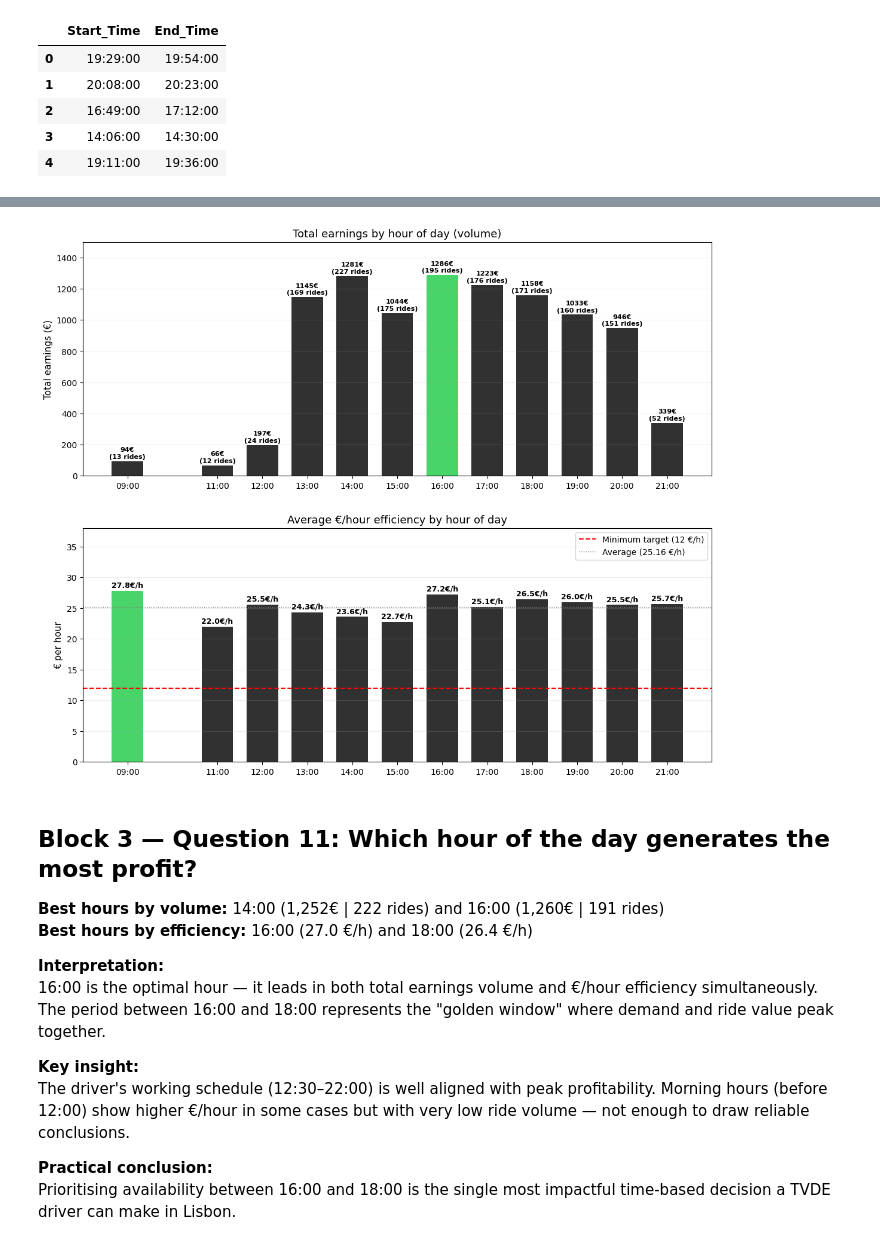
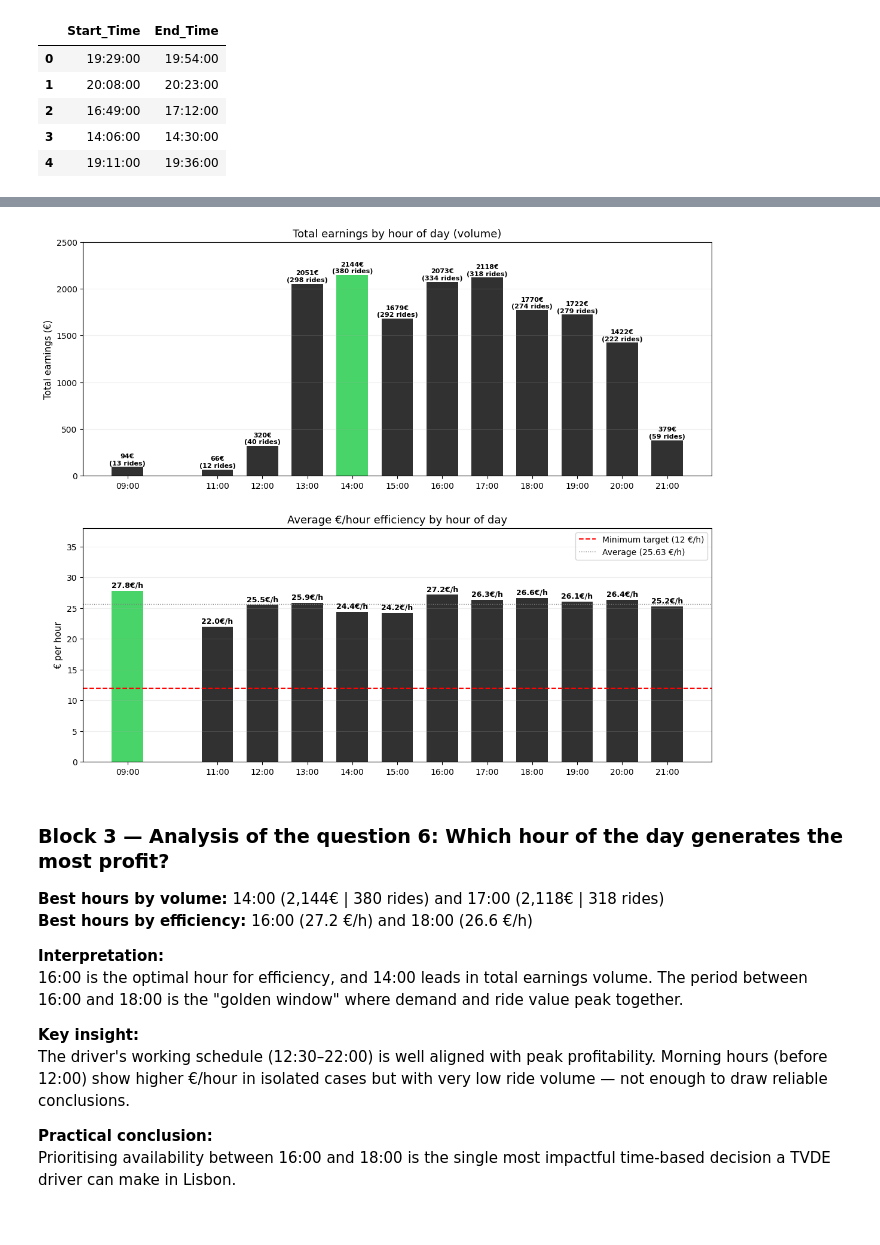
Before and after one commit to gabriel-souza-data/tvde-lisboa-analysis, a Jupyter notebook: notebooks/01_data_cleaning_and_analysis.ipynb, the cells around one changed output, grey strips where cells are left out. Drawn from its saved outputs; the diff is of its cells as text; code cells hidden in the pictures.

Commit message:
Update analysis with full August 2026 dataset; add Power BI dashboard preview

```diff
--- a/notebooks/01_data_cleaning_and_analysis.ipynb
+++ b/notebooks/01_data_cleaning_and_analysis.ipynb
@@ -863,58 +985,57 @@ ax1.set_title("Total earnings by hour of day (volume)", fontsize=13)
 ax1.set_ylabel("Total earnings (€)", fontsize=11)
 ax1.set_xticks(hour_filtered["Hour"])
 ax1.set_xticklabels([f"{h:02d}:00" for h in hour_filtered["Hour"]])
-ax1.set_ylim(0, 1500)
+ax1.set_ylim(0, 2500)
 ax1.grid(True, alpha=0.2, axis="y")
 
 # Chart 2 — Average €/hour by hour (efficiency)
 colors_eff = ["#34d058" if e == hour_filtered["avg_eur_per_hour"].max()
               else "#1a1a1a" for e in hour_filtered["avg_eur_per_hour"]]
 
 bars2 = ax2.bar(hour_filtered["Hour"], hour_filtered["avg_eur_per_hour"],
                 color=colors_eff, alpha=0.9, edgecolor="none", width=0.7)
 
 for bar, val in zip(bars2, hour_filtered["avg_eur_per_hour"]):
     ax2.text(bar.get_x() + bar.get_width()/2, bar.get_height() + 0.3,
              f"{val:.1f}€/h", ha="center", va="bottom",
              fontsize=9, fontweight="bold")
 
 ax2.axhline(y=12, color="red", linewidth=1.5, linestyle="--",
             label="Minimum target (12 €/h)")
 ax2.axhline(y=hour_filtered["avg_eur_per_hour"].mean(), color="gray",
             linewidth=1, linestyle=":",
             label=f"Average ({hour_filtered['avg_eur_per_hour'].mean():.2f} €/h)")
 
 ax2.set_title("Average €/hour efficiency by hour of day", fontsize=13)
 ax2.set_ylabel("€ per hour", fontsize=11)
 ax2.set_xticks(hour_filtered["Hour"])
 ax2.set_xticklabels([f"{h:02d}:00" for h in hour_filtered["Hour"]])
 ax2.set_ylim(0, 38)
 ax2.legend()
 ax2.grid(True, alpha=0.2, axis="y")
 
 plt.tight_layout(pad=3.0)
 plt.savefig("../images/block3_hourly_pattern.png", dpi=150, bbox_inches="tight")
 plt.show()
 # %% [output]
-[figure, old version]
+[figure, new version]
 # %% [markdown]
-## Block 3 — Question 11: Which hour of the day generates the most profit?
+### Block 3 — Analysis of the question 6: Which hour of the day generates the most profit?
 
-**Best hours by volume:** 14:00 (1,252€ | 222 rides) and 16:00 (1,260€ | 191 rides)
-**Best hours by efficiency:** 16:00 (27.0 €/h) and 18:00 (26.4 €/h)
+**Best hours by volume:** 14:00 (2,144€ | 380 rides) and 17:00 (2,118€ | 318 rides)
+**Best hours by efficiency:** 16:00 (27.2 €/h) and 18:00 (26.6 €/h)
 
 **Interpretation:**
-16:00 is the optimal hour — it leads in both total earnings volume
-and €/hour efficiency simultaneously. The period between 16:00 and
-18:00 represents the "golden window" where demand and ride value
-peak together.
+16:00 is the optimal hour for efficiency, and 14:00 leads in total
+earnings volume. The period between 16:00 and 18:00 is the "golden
+window" where demand and ride value peak together.
 
 **Key insight:**
-The driver's working schedule (12:30–22:00) is well aligned with
-peak profitability. Morning hours (before 12:00) show higher €/hour
-in some cases but with very low ride volume — not enough to draw
+The driver's working schedule (12:30–22:00) is well aligned with peak
+profitability. Morning hours (before 12:00) show higher €/hour in
+isolated cases but with very low ride volume — not enough to draw
 reliable conclusions.
 
 **Practical conclusion:**
-Prioritising availability between 16:00 and 18:00 is the single
-most impactful time-based decision a TVDE driver can make in Lisbon.
+Prioritising availability between 16:00 and 18:00 is the single most
+impactful time-based decision a TVDE driver can make in Lisbon.
```
Also changed, not shown: parts of 95 cells of this notebook, 30 other files.
